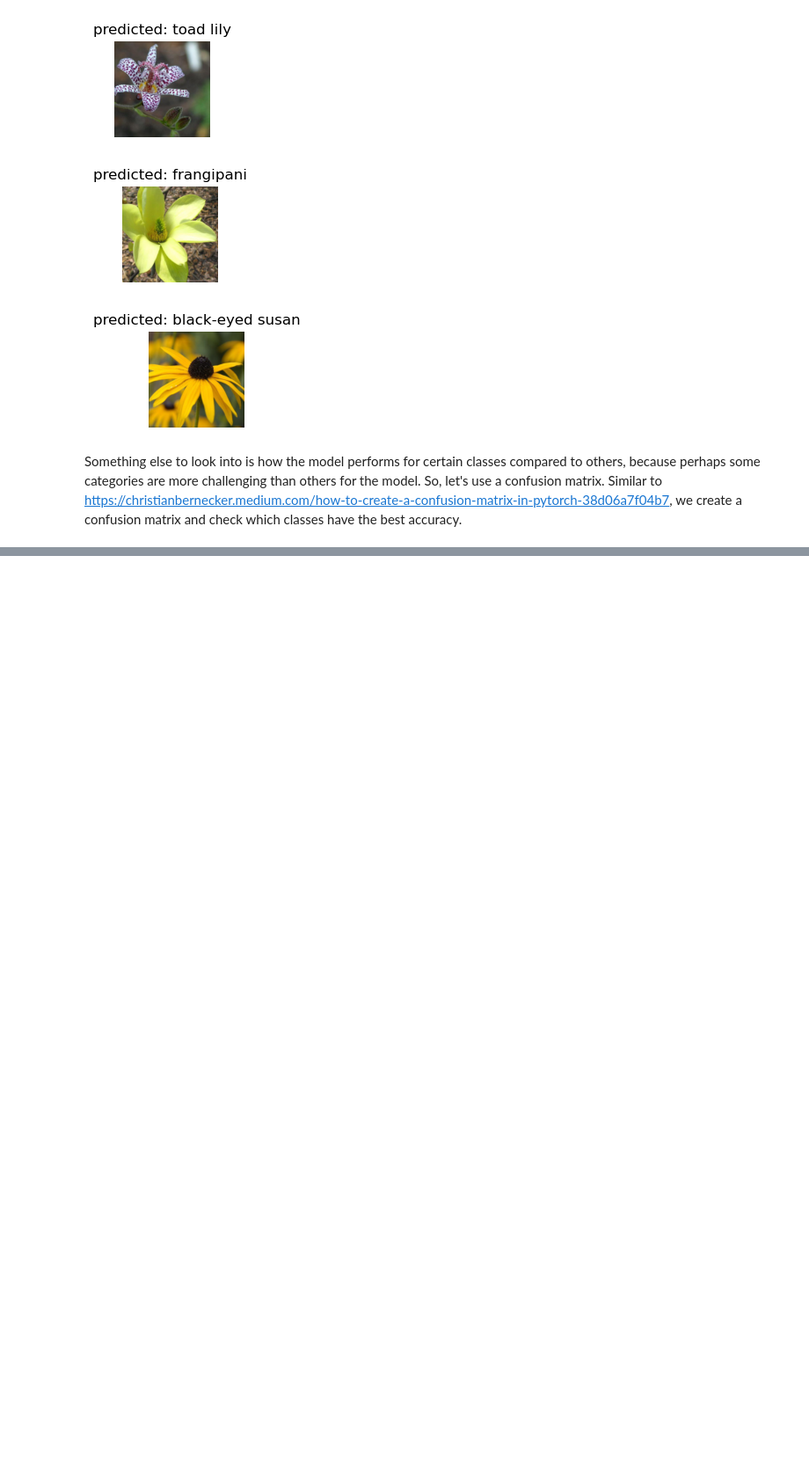
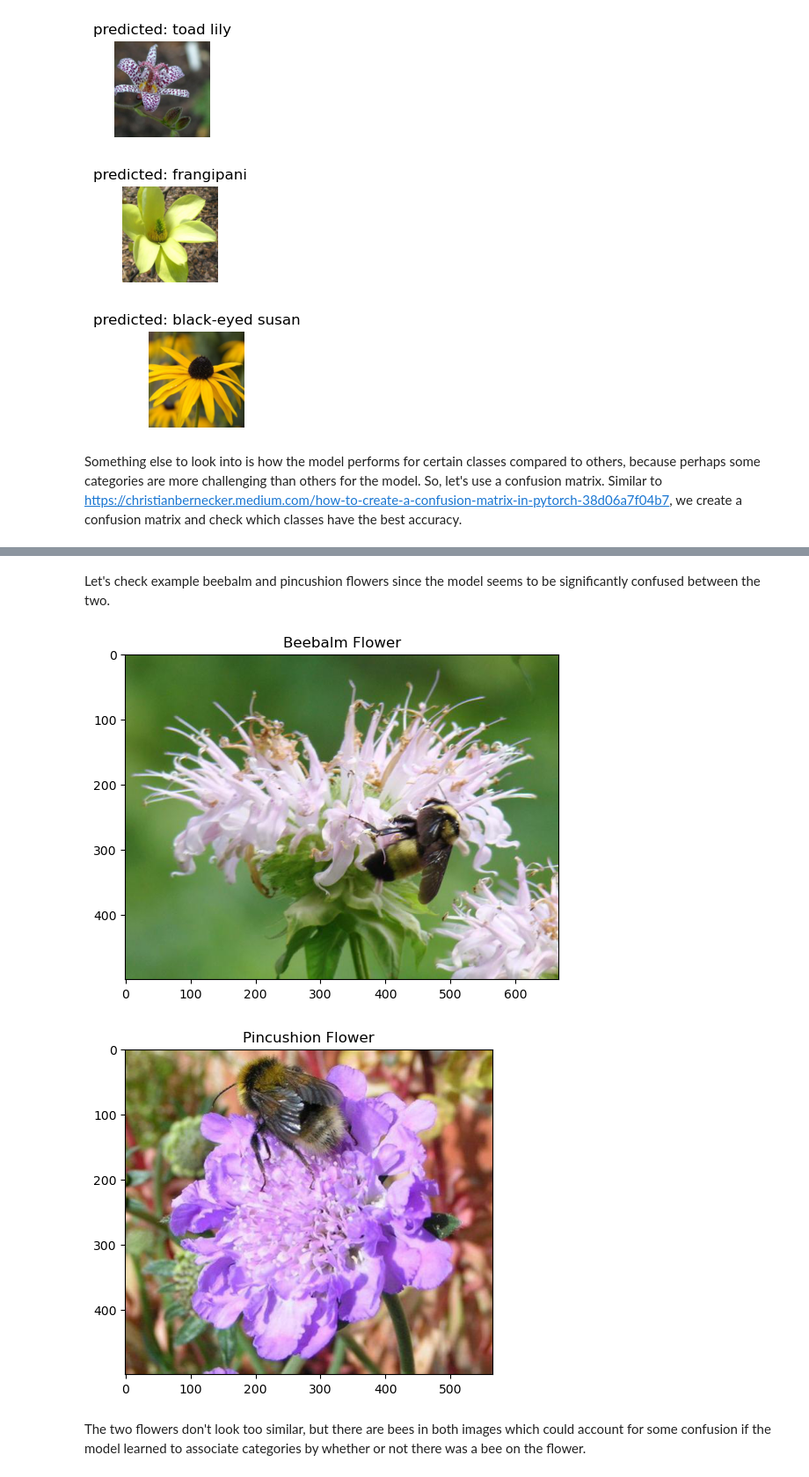
Before and after one commit to MatthewChen37/SimpleCV, a Jupyter notebook: classify.ipynb, the cells around one changed output, grey strips where cells are left out. Shown at 88% size. Saved outputs shown, nothing was run; the diff lists cells and outputs as text; code cells hidden in the pictures; blank space fills up the shorter version.

```diff
--- a/classify.ipynb
+++ b/classify.ipynb
@@ -458,3 +458,17 @@ Accuracy for class: wallflower is 76.2 %
 Accuracy for class: passion flower is 84.0 %
 Accuracy for class: petunia is 62.5 %
 [figure]
+# %% [markdown]
+Let's check example beebalm and pincushion flowers since the model seems to be significantly confused between the two.
+# %%
+plt.imshow(Image.open("data2/test/92/image_03044.jpg")) # 92 is bee balm
+plt.title("Beebalm Flower")
+plt.show()
+plt.imshow(Image.open("data2/test/22/image_05391.jpg")) # 22 is pincushion
+plt.title("Pincushion Flower")
+plt.show()
+# %% [output]
+[figure, added]
+[figure, added]
+# %% [markdown]
+The two flowers don't look too similar, but there are bees in both images which could account for some confusion if the model learned to associate categories by whether or not there was a bee on the flower.
```
Also changed, not shown: parts of 3 cells of this notebook, 1 other file.
